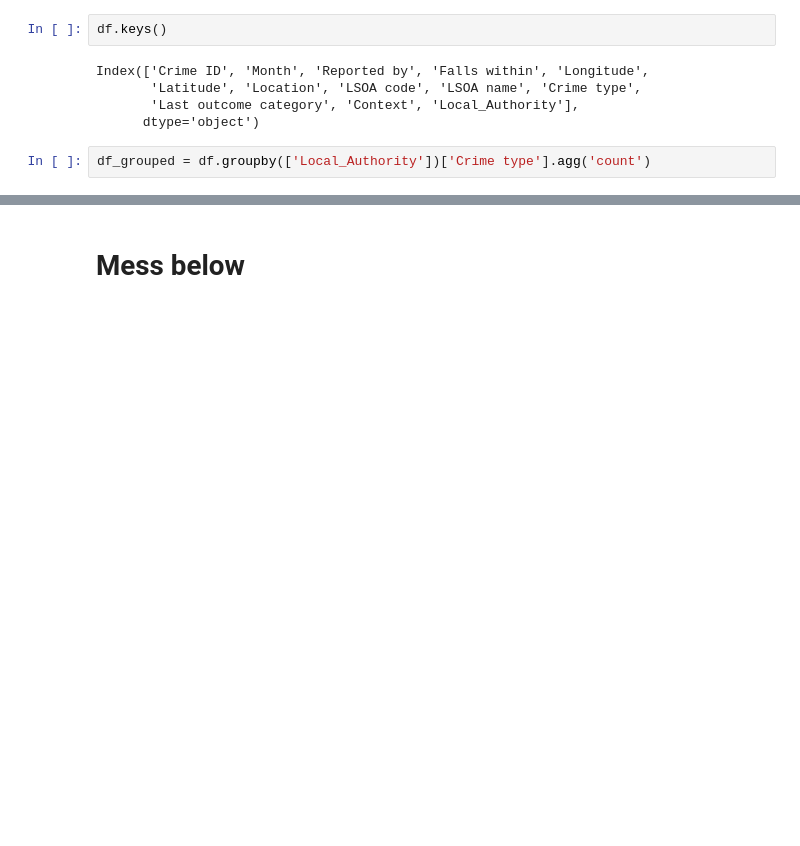
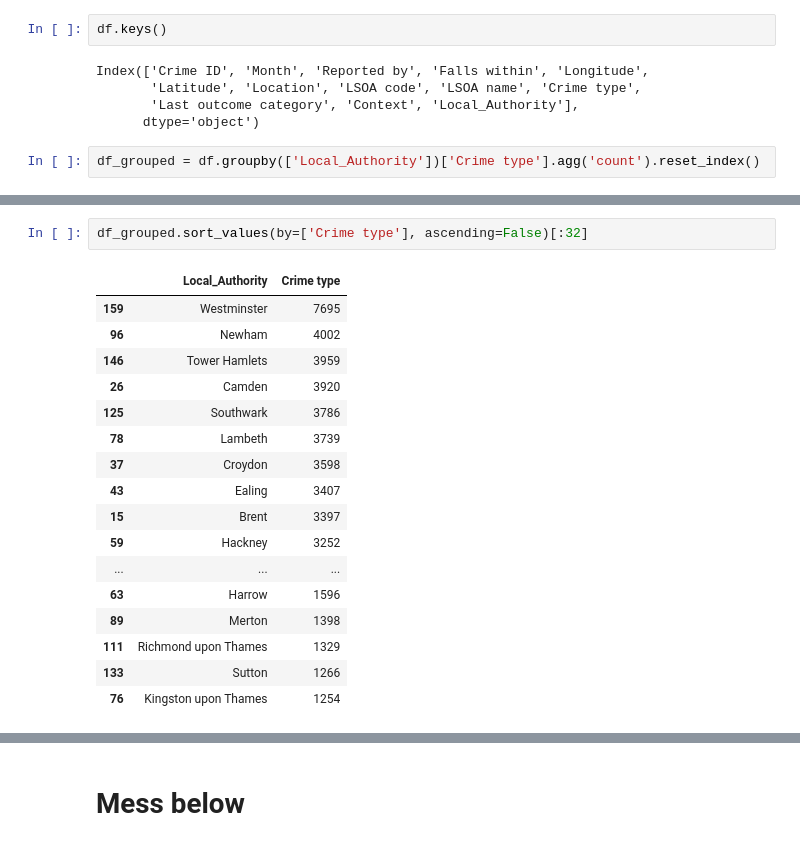
Before and after one commit to conceptbin/DA_Notebooks, a Jupyter notebook: Pivot_group_demo.ipynb, the cells around one changed output, grey strips where cells are left out. Cells and saved outputs as stored; diff of their text form; blank space fills up the shorter version.

```diff
--- a/Pivot_group_demo.ipynb
+++ b/Pivot_group_demo.ipynb
@@ -27,7 +27,7 @@ Index(['Crime ID', 'Month', 'Reported by', 'Falls within', 'Longitude',
        'Last outcome category', 'Context', 'Local_Authority'],
       dtype='object')
 # %%
-df_grouped = df.groupby(['Local_Authority'])['Crime type'].agg('count')
+df_grouped = df.groupby(['Local_Authority'])['Crime type'].agg('count').reset_index()
 # %%
 df_grouped
 # %% [output]
@@ -46,0 +47,20 @@ Name: Crime type, Length: 169, dtype: int64
+# %%
+df_grouped.sort_values(by=['Crime type'], ascending=False)[:32]
+# %% [output]
+|  | Local_Authority | Crime type |
+| 159 | Westminster | 7695 |
+| 96 | Newham | 4002 |
+| 146 | Tower Hamlets | 3959 |
+| 26 | Camden | 3920 |
+| 125 | Southwark | 3786 |
+| 78 | Lambeth | 3739 |
+| 37 | Croydon | 3598 |
+| 43 | Ealing | 3407 |
+| 15 | Brent | 3397 |
+| 59 | Hackney | 3252 |
+| ... | ... | ... |
+| 63 | Harrow | 1596 |
+| 89 | Merton | 1398 |
+| 111 | Richmond upon Thames | 1329 |
+| 133 | Sutton | 1266 |
+| 76 | Kingston upon Thames | 1254 |
```
Also changed, not shown: parts of 9 cells of this notebook.
